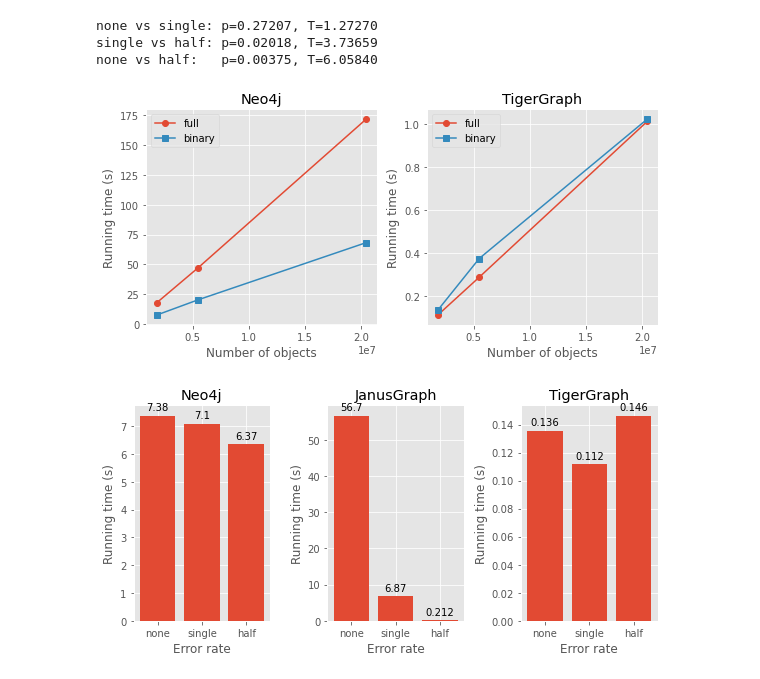
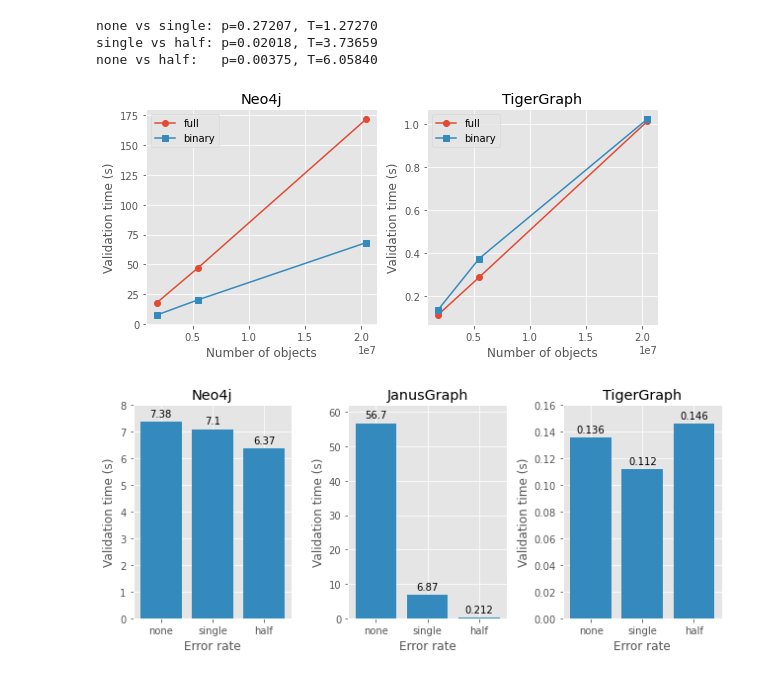
Before and after one commit to nimobeeren/thesis, a Jupyter notebook: analysis/analysis.ipynb, the cells around one changed output. Cells and saved outputs as stored; diff of their text form; code cells hidden in the pictures.

Commit message:
write most of results

```diff
--- a/analysis/analysis.ipynb
+++ b/analysis/analysis.ipynb
@@ -86,7 +86,7 @@ def plot_scale_per_db(ax, db):
     ax.plot(full.elements, full.time / 1000, "o-", label="full")
     ax.plot(binary.elements, binary.time / 1000, "s-", label="binary")
     ax.set_xlabel("Number of objects")
-    ax.set_ylabel("Running time (s)")
+    ax.set_ylabel("Validation time (s)")
     ax.set_title(format(db))
     ax.legend(loc="upper left")
 
@@ -95,36 +95,41 @@ fig, axs = plt.subplots(1, 2, figsize=(8, 4))
 plot_scale_per_db(axs[0], "neo4j")
 plot_scale_per_db(axs[1], "tigergraph")
 fig.tight_layout()
+fig.savefig("../docs/figures/results-scale.pdf")
 plt.show()
 # %% [output]
-[figure, old version]
+[figure, new version]
 # %%
 # TODO: measure full variant for different error rates?
-# TODO: make it blue to make it clear that this is binary!
 
 def plot_errors_per_db(ax, db):
     df_filtered = df[
         (df.database == db) & (df.dataset == "snb") & (df.scale == 0.1) & (df.variant == "binary")
     ]
 
     data = df_filtered.groupby("errors").mean().reset_index()
 
-    rects = ax.bar(data.errors, data.time / 1000)
+    second_color = plt.rcParams["axes.prop_cycle"].by_key()["color"][1]
+    rects = ax.bar(data.errors, data.time / 1000, color=second_color)
     ax.set_xlabel("Error rate")
-    ax.set_ylabel("Running time (s)")
+    ax.set_ylabel("Validation time (s)")
     ax.set_title(format(db))
 
     ax.bar_label(rects, padding=3, fmt="%.3g")
 
 
-fig, axs = plt.subplots(1, 3, figsize=(8, 4))
+fig, axs = plt.subplots(1, 3, figsize=(9, 4))
 plot_errors_per_db(axs[0], "neo4j")
+axs[0].set_ylim([0, 8])
 plot_errors_per_db(axs[1], "janusgraph")
+axs[1].set_ylim([0, 62])
 plot_errors_per_db(axs[2], "tigergraph")
+axs[2].set_ylim([0, 0.16])
 fig.tight_layout()
+fig.savefig("../docs/figures/results-errors.pdf")
 plt.show()
 # %% [output]
-[figure, old version]
+[figure, new version]
 # %%
 def generate_label(row):
     if row.dataset == "recommendations":
```
Also changed, not shown: parts of 1 cell of this notebook, 4 other files.
